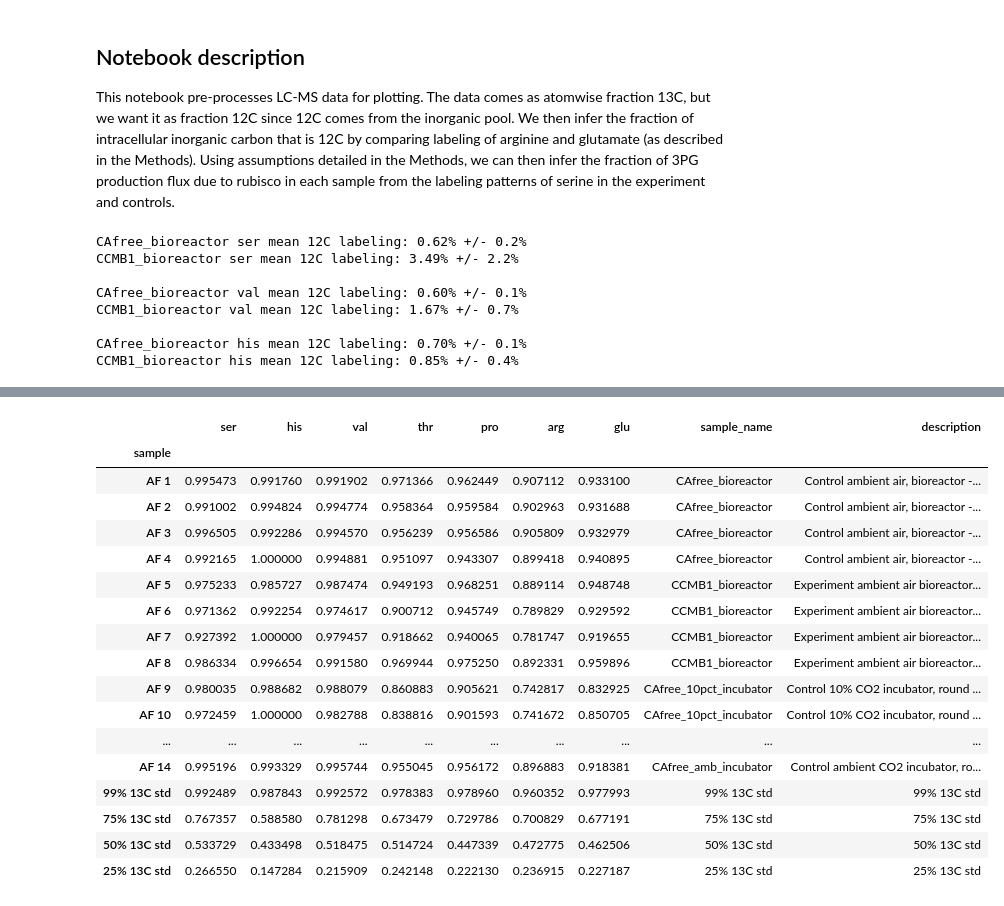
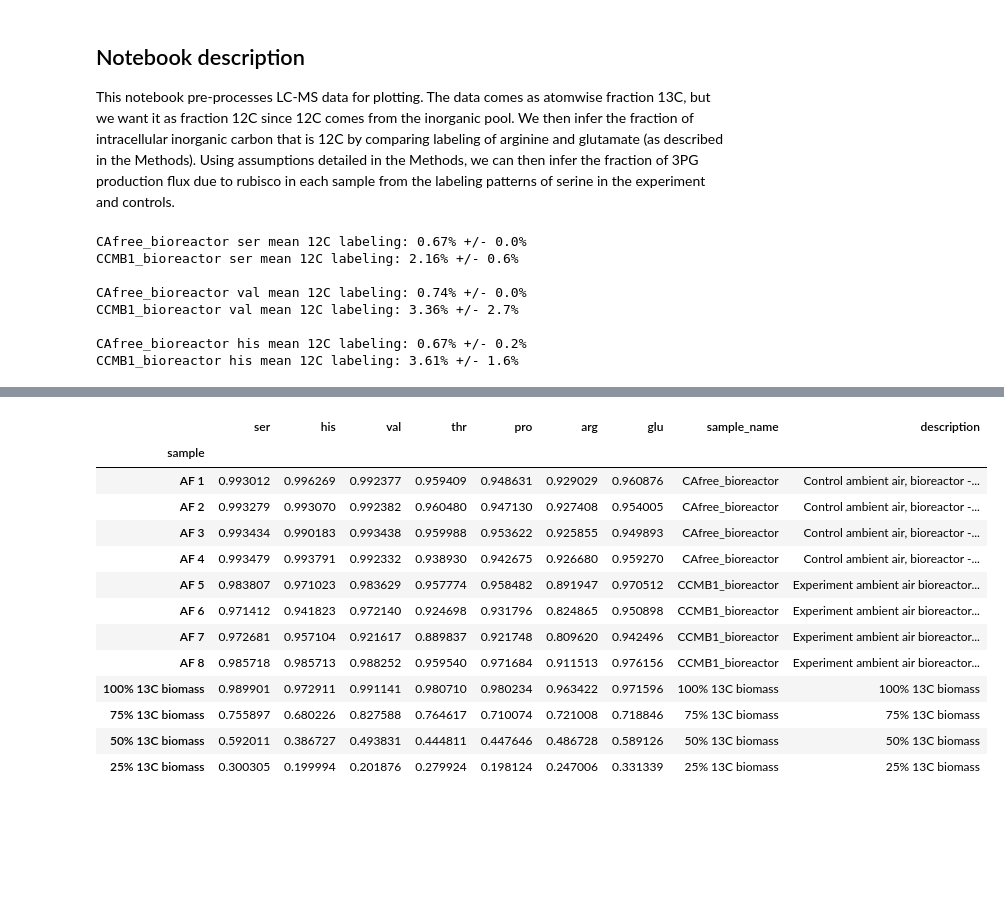
Before and after one commit to flamholz/carboxecoli, a Jupyter notebook: notebooks/00_LCMS_calcs.ipynb, the cells around one changed output, grey strips where cells are left out. Drawn from its saved outputs; the diff is of its cells as text; code cells hidden in the pictures; blank space fills up the shorter version.

```diff
--- a/notebooks/00_LCMS_calcs.ipynb
+++ b/notebooks/00_LCMS_calcs.ipynb
@@ -18,7 +15,7 @@ float_types = ['ser', 'his', 'val', 'thr', 'pro', 'arg', 'glu']
 short_names = float_types
 long_names = ['Serine', 'Histidine', 'Valine', 'Threonine', 'Proline', 'Arginine', 'Glutamate']
 dtypes = dict((aa, pd.np.float64) for aa in float_types)
-fname = 'data/LCMS/022720_repeat_f13c_extracted_transpose.csv'
+fname = 'data/LCMS/062220_repeat2_f13c_extracted_transpose.csv'
 
 # Data is the fraction of C atoms that are 13C
 frac13c_df = pd.read_csv(fname, index_col=0, na_values='NAN', dtype=dtypes)
@@ -46,15 +43,15 @@ for aa in representative_aas:
     print()
 
 # Take a look at the underlying data to make sure.
-frac12c_df.to_csv('data/LCMS/022720_f12c_inferred.csv')
+frac12c_df.to_csv('data/LCMS/062220_f12c_inferred.csv')
 mask = frac12c_df.sample_name.isin(['CAfree_bioreactor', 'CCMB1_bioreactor'])
 frac13c_df
 # %% [output]
-CAfree_bioreactor ser mean 12C labeling: 0.62% +/- 0.2%
-CCMB1_bioreactor ser mean 12C labeling: 3.49% +/- 2.2%
+CAfree_bioreactor ser mean 12C labeling: 0.67% +/- 0.0%
+CCMB1_bioreactor ser mean 12C labeling: 2.16% +/- 0.6%
 
-CAfree_bioreactor val mean 12C labeling: 0.60% +/- 0.1%
-CCMB1_bioreactor val mean 12C labeling: 1.67% +/- 0.7%
+CAfree_bioreactor val mean 12C labeling: 0.74% +/- 0.0%
+CCMB1_bioreactor val mean 12C labeling: 3.36% +/- 2.7%
 
-CAfree_bioreactor his mean 12C labeling: 0.70% +/- 0.1%
-CCMB1_bioreactor his mean 12C labeling: 0.85% +/- 0.4%
+CAfree_bioreactor his mean 12C labeling: 0.67% +/- 0.2%
+CCMB1_bioreactor his mean 12C labeling: 3.61% +/- 1.6%
@@ -62,20 +58,16 @@ CCMB1_bioreactor his mean 12C labeling: 0.85% +/- 0.4%
 |  | ser | his | val | thr | pro | arg | glu | sample_name | description |
 | sample |  |  |  |  |  |  |  |  |  |
-| AF 1 | 0.995473 | 0.991760 | 0.991902 | 0.971366 | 0.962449 | 0.907112 | 0.933100 | CAfree_bioreactor | Control ambient air, bioreactor -... |
-| AF 2 | 0.991002 | 0.994824 | 0.994774 | 0.958364 | 0.959584 | 0.902963 | 0.931688 | CAfree_bioreactor | Control ambient air, bioreactor -... |
-| AF 3 | 0.996505 | 0.992286 | 0.994570 | 0.956239 | 0.956586 | 0.905809 | 0.932979 | CAfree_bioreactor | Control ambient air, bioreactor -... |
-| AF 4 | 0.992165 | 1.000000 | 0.994881 | 0.951097 | 0.943307 | 0.899418 | 0.940895 | CAfree_bioreactor | Control ambient air, bioreactor -... |
-| AF 5 | 0.975233 | 0.985727 | 0.987474 | 0.949193 | 0.968251 | 0.889114 | 0.948748 | CCMB1_bioreactor | Experiment ambient air bioreactor... |
-| AF 6 | 0.971362 | 0.992254 | 0.974617 | 0.900712 | 0.945749 | 0.789829 | 0.929592 | CCMB1_bioreactor | Experiment ambient air bioreactor... |
-| AF 7 | 0.927392 | 1.000000 | 0.979457 | 0.918662 | 0.940065 | 0.781747 | 0.919655 | CCMB1_bioreactor | Experiment ambient air bioreactor... |
-| AF 8 | 0.986334 | 0.996654 | 0.991580 | 0.969944 | 0.975250 | 0.892331 | 0.959896 | CCMB1_bioreactor | Experiment ambient air bioreactor... |
-| AF 9 | 0.980035 | 0.988682 | 0.988079 | 0.860883 | 0.905621 | 0.742817 | 0.832925 | CAfree_10pct_incubator | Control 10% CO2 incubator, round ... |
-| AF 10 | 0.972459 | 1.000000 | 0.982788 | 0.838816 | 0.901593 | 0.741672 | 0.850705 | CAfree_10pct_incubator | Control 10% CO2 incubator, round ... |
-| ... | ... | ... | ... | ... | ... | ... | ... | ... | ... |
-| AF 14 | 0.995196 | 0.993329 | 0.995744 | 0.955045 | 0.956172 | 0.896883 | 0.918381 | CAfree_amb_incubator | Control ambient CO2 incubator, ro... |
-| 99% 13C std | 0.992489 | 0.987843 | 0.992572 | 0.978383 | 0.978960 | 0.960352 | 0.977993 | 99% 13C std | 99% 13C std |
-| 75% 13C std | 0.767357 | 0.588580 | 0.781298 | 0.673479 | 0.729786 | 0.700829 | 0.677191 | 75% 13C std | 75% 13C std |
-| 50% 13C std | 0.533729 | 0.433498 | 0.518475 | 0.514724 | 0.447339 | 0.472775 | 0.462506 | 50% 13C std | 50% 13C std |
-| 25% 13C std | 0.266550 | 0.147284 | 0.215909 | 0.242148 | 0.222130 | 0.236915 | 0.227187 | 25% 13C std | 25% 13C std |
+| AF 1 | 0.993012 | 0.996269 | 0.992377 | 0.959409 | 0.948631 | 0.929029 | 0.960876 | CAfree_bioreactor | Control ambient air, bioreactor -... |
+| AF 2 | 0.993279 | 0.993070 | 0.992382 | 0.960480 | 0.947130 | 0.927408 | 0.954005 | CAfree_bioreactor | Control ambient air, bioreactor -... |
+| AF 3 | 0.993434 | 0.990183 | 0.993438 | 0.959988 | 0.953622 | 0.925855 | 0.949893 | CAfree_bioreactor | Control ambient air, bioreactor -... |
+| AF 4 | 0.993479 | 0.993791 | 0.992332 | 0.938930 | 0.942675 | 0.926680 | 0.959270 | CAfree_bioreactor | Control ambient air, bioreactor -... |
+| AF 5 | 0.983807 | 0.971023 | 0.983629 | 0.957774 | 0.958482 | 0.891947 | 0.970512 | CCMB1_bioreactor | Experiment ambient air bioreactor... |
+| AF 6 | 0.971412 | 0.941823 | 0.972140 | 0.924698 | 0.931796 | 0.824865 | 0.950898 | CCMB1_bioreactor | Experiment ambient air bioreactor... |
+| AF 7 | 0.972681 | 0.957104 | 0.921617 | 0.889837 | 0.921748 | 0.809620 | 0.942496 | CCMB1_bioreactor | Experiment ambient air bioreactor... |
+| AF 8 | 0.985718 | 0.985713 | 0.988252 | 0.959540 | 0.971684 | 0.911513 | 0.976156 | CCMB1_bioreactor | Experiment ambient air bioreactor... |
+| 100% 13C biomass | 0.989901 | 0.972911 | 0.991141 | 0.980710 | 0.980234 | 0.963422 | 0.971596 | 100% 13C biomass | 100% 13C biomass |
+| 75% 13C biomass | 0.755897 | 0.680226 | 0.827588 | 0.764617 | 0.710074 | 0.721008 | 0.718846 | 75% 13C biomass | 75% 13C biomass |
+| 50% 13C biomass | 0.592011 | 0.386727 | 0.493831 | 0.444811 | 0.447646 | 0.486728 | 0.589126 | 50% 13C biomass | 50% 13C biomass |
+| 25% 13C biomass | 0.300305 | 0.199994 | 0.201876 | 0.279924 | 0.198124 | 0.247006 | 0.331339 | 25% 13C biomass | 25% 13C biomass |
 # %%
 # Calculate the intracellular 13C and 12C fractions by comparing arginine with glutamate and proline.
```
Also changed, not shown: parts of 7 cells of this notebook, 21 other files.
